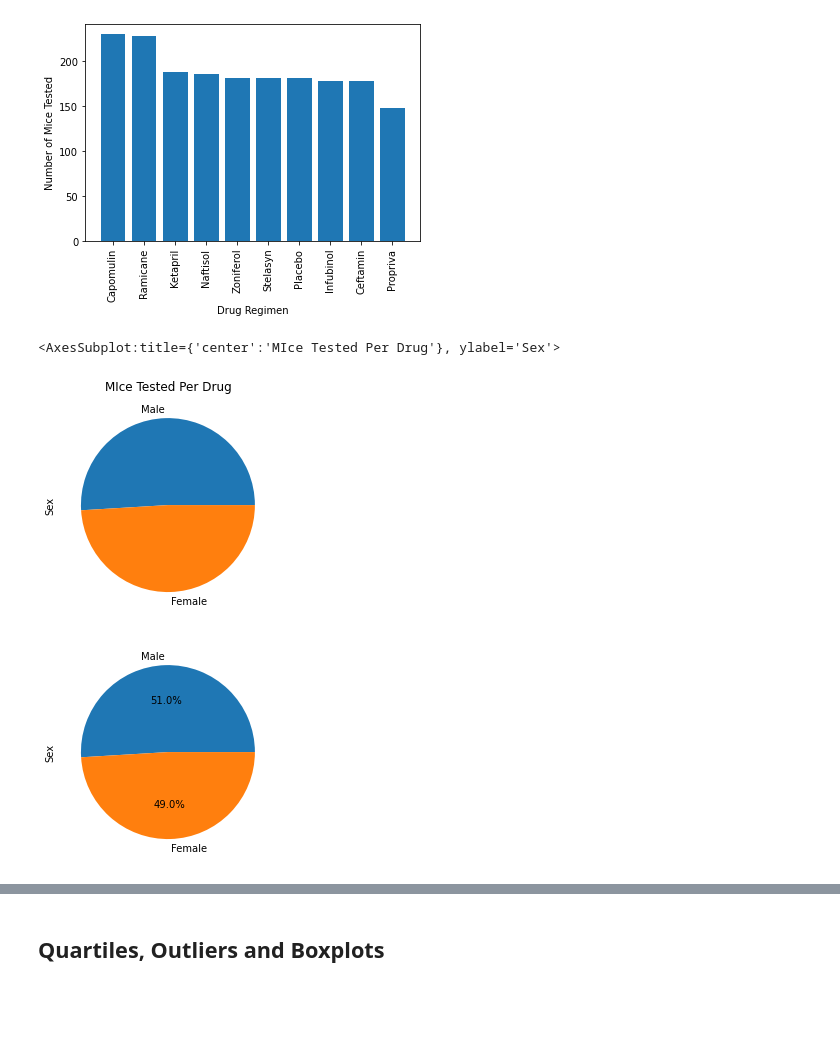
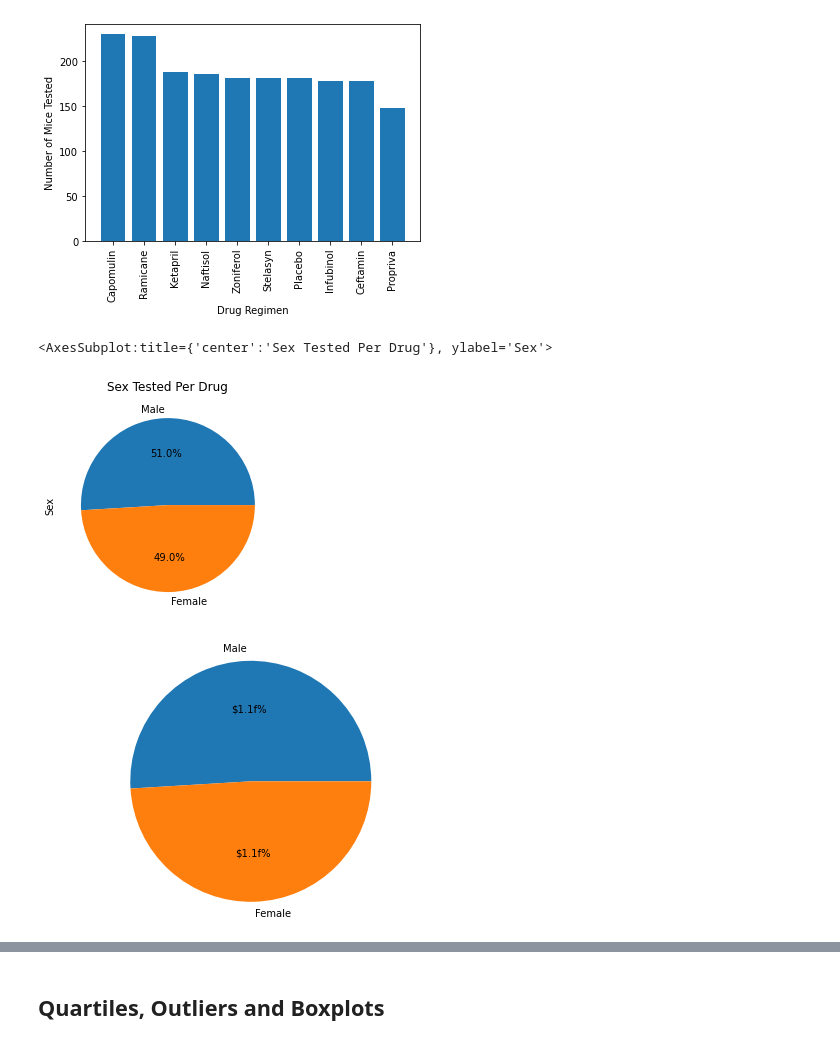
Before and after one commit to choward3413/Matplotlib-Challenge, a Jupyter notebook: Pymaceuticals/pymaceuticals_last.ipynb, the cells around one changed output, grey strips where cells are left out. Drawn from its saved outputs; the diff is of its cells as text; code cells hidden in the pictures; blank space fills up the shorter version.

```diff
--- a/Pymaceuticals/pymaceuticals_last.ipynb
+++ b/Pymaceuticals/pymaceuticals_last.ipynb
@@ -203,16 +179,18 @@ plt.show()
 [figure]
 # %%
 # Generate a pie plot showing the distribution of female versus male mice using Pandas
-CountS = droppedDuplicateMouseDF['Sex'].value_counts()
-CountS
+CountS = duplicateDropped['Sex'].value_counts()
+#CountS
 
-CountS.plot(kind="pie", title="MIce Tested Per Drug")
+CountS.plot(kind="pie", autopct="%1.1f%%", title="Sex Tested Per Drug")
 # %% [output]
-<AxesSubplot:title={'center':'MIce Tested Per Drug'}, ylabel='Sex'>
+<AxesSubplot:title={'center':'Sex Tested Per Drug'}, ylabel='Sex'>
-[figure, old version]
+[figure, new version]
 # %%
-# Generate a pie plot showing the distribution of female versus male mice using Pandas
-
+# Generate a pie plot showing the distribution of female versus male mice using pyplot
+plt.pie(CountS.values, labels=CountS.index.values, autopct="$1.1f%%")
+plt.axis("equal")
+plt.tight_layout()
 plt.show()
 # %% [output]
-[figure, old version]
+[figure, new version]
```
Also changed, not shown: parts of 21 cells of this notebook.
